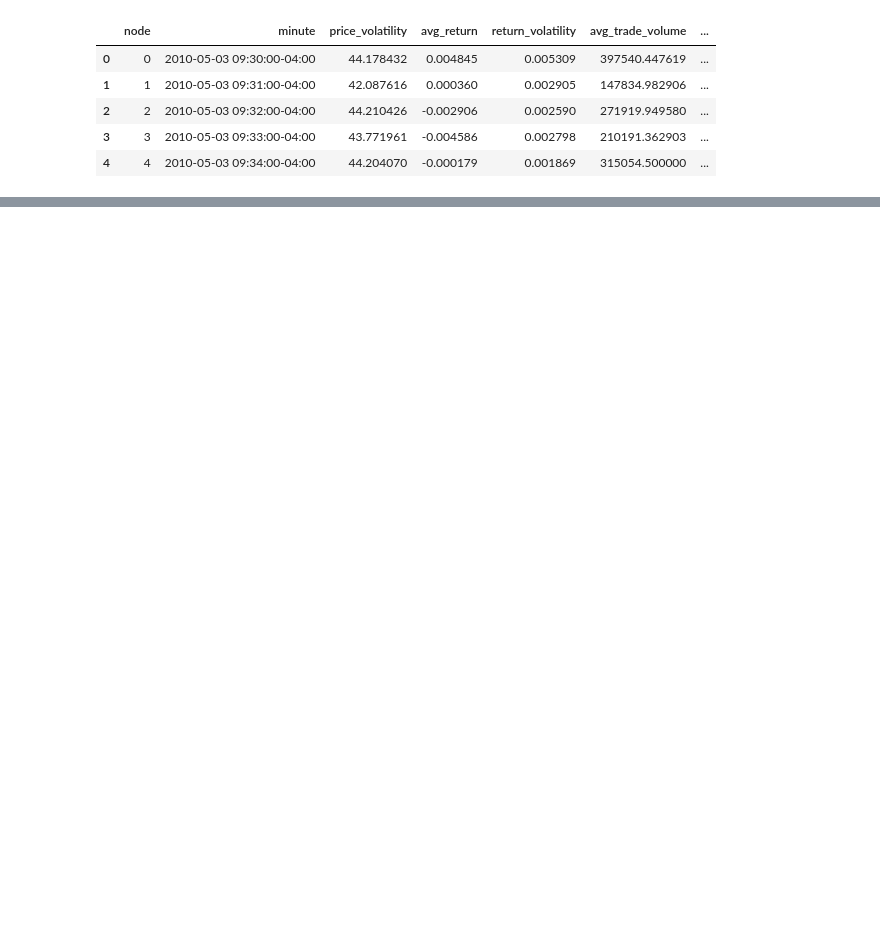
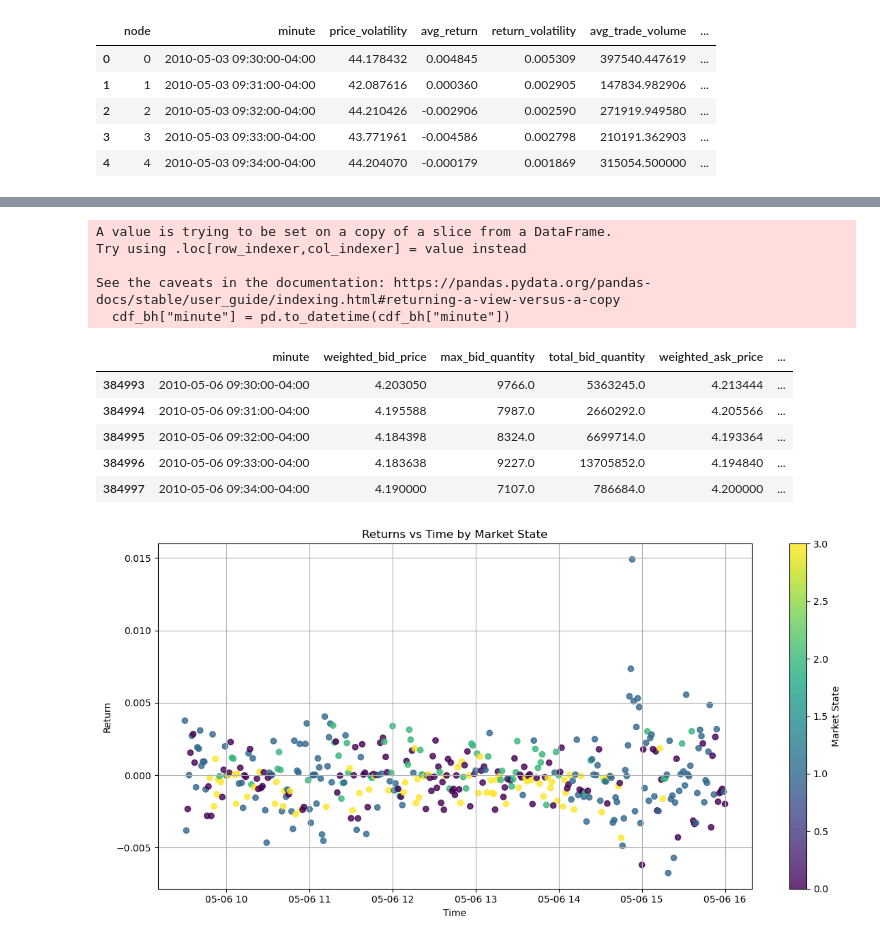
Before and after one commit to OtiLeBoss/financial_big_data, a Jupyter notebook: louvain.ipynb, the cells around one changed output, grey strips where cells are left out. Saved outputs shown, nothing was run; the diff lists cells and outputs as text; code cells hidden in the pictures; blank space fills up the shorter version.

```diff
--- a/louvain.ipynb
+++ b/louvain.ipynb
@@ -190,3 +276,5 @@ linked_data.head()
+# %%
+final_df = create_marketdata_with_transition_matrix(linked_data, G, window=30)
 # %%
 #AGGREGRATE FEATURES PER STATE
 combined_df = combined_df.astype({'minute': 'str', 'stock': 'str'})
@@ -194,0 +332,8 @@ cdf
+# %%
+#check data when minute is 2010-05-03 09:35:00-04:00
+flattened_data[flattened_data['minute'] == '2010-05-03 09:59:00-04:00']
+
+
+flattened_data = flattened_data[flattened_data['minute'] == flattened_data['window_end']]
+# %%
+flattened_data=flattened_data.drop(columns=['window_end'])
@@ -194,0 +361,6 @@ cdf
+# %%
+#AGGREGRATE FEATURES PER STATE
+combined_df= pd.read_csv('/Users/othmaneio/Documents/financial_big_data/combined_stock_data.csv')
+combined_df = combined_df.astype({'minute': 'str', 'stock': 'str'})
+cdf = pd.merge(combined_df, flattened_data[['minute', 'cluster']], on='minute')
+cdf
@@ -194,0 +381,37 @@ cdf
+# %%
+import matplotlib.pyplot as plt
+
+cdf_bh = cdf[cdf['stock'] == 'C']
+
+# Convert the 'minute' column to a datetime object for plotting
+cdf_bh["minute"] = pd.to_datetime(cdf_bh["minute"])
+#I want only minutes in the 6 may
+cdf_bh = cdf_bh[cdf_bh["minute"].dt.date == pd.Timestamp("2010-05-06").date()]
+
+display(cdf_bh.head())
+
+# Plot returns vs time, color-coded by market_state
+plt.figure(figsize=(12, 6))
+scatter = plt.scatter(
+    cdf_bh["minute"], cdf_bh["return"], c=cdf_bh["cluster"], cmap="viridis", alpha=0.8
+)
+plt.colorbar(scatter, label="Market State")
+plt.title("Returns vs Time by Market State")
+plt.xlabel("Time")
+plt.ylabel("Return")
+plt.grid(True)
+plt.tight_layout()
+plt.show()
+# %% [output]
+A value is trying to be set on a copy of a slice from a DataFrame.
+Try using .loc[row_indexer,col_indexer] = value instead
+
+See the caveats in the documentation: https://pandas.pydata.org/pandas-docs/stable/user_guide/indexing.html#returning-a-view-versus-a-copy
+  cdf_bh["minute"] = pd.to_datetime(cdf_bh["minute"])
+|  | minute | weighted_bid_price | max_bid_quantity | total_bid_quantity | weighted_ask_price | ... |
+| 384993 | 2010-05-06 09:30:00-04:00 | 4.203050 | 9766.0 | 5363245.0 | 4.213444 | ... |
+| 384994 | 2010-05-06 09:31:00-04:00 | 4.195588 | 7987.0 | 2660292.0 | 4.205566 | ... |
+| 384995 | 2010-05-06 09:32:00-04:00 | 4.184398 | 8324.0 | 6699714.0 | 4.193364 | ... |
+| 384996 | 2010-05-06 09:33:00-04:00 | 4.183638 | 9227.0 | 13705852.0 | 4.194840 | ... |
+| 384997 | 2010-05-06 09:34:00-04:00 | 4.190000 | 7107.0 | 786684.0 | 4.200000 | ... |
+[figure, added]
```
Also changed, not shown: parts of 18 cells of this notebook.
